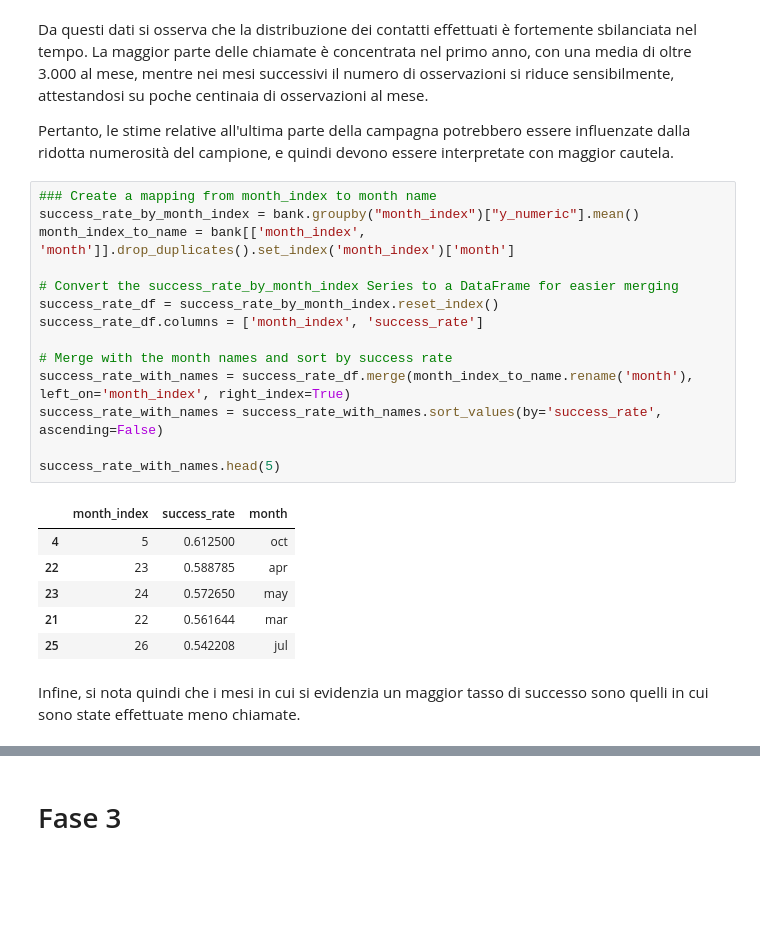
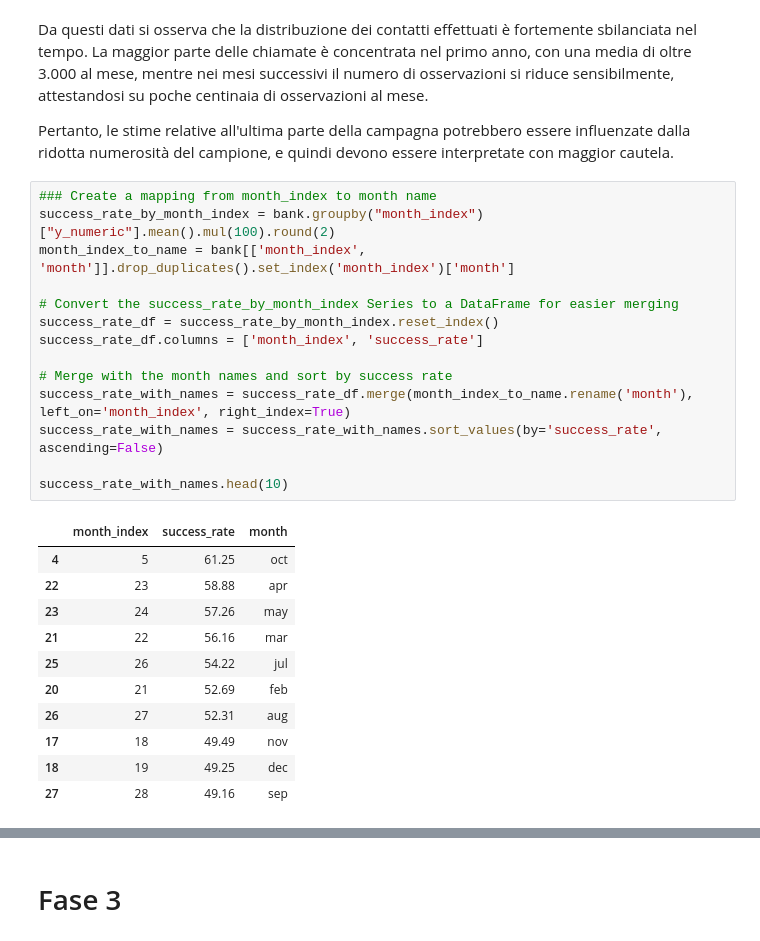
Before and after one commit to ariannab02/Progetto-IntroDSePC-Gruppo-14, a Jupyter notebook: 1_Progetto_IntroDSePC_gruppo_14.ipynb, the cells around one changed output, grey strips where cells are left out. Drawn from its saved outputs; the diff is of its cells as text; blank space fills up the shorter version.

```diff
--- a/1_Progetto_IntroDSePC_gruppo_14.ipynb
+++ b/1_Progetto_IntroDSePC_gruppo_14.ipynb
@@ -1663,24 +1779,27 @@ Da questi dati si osserva che la distribuzione dei contatti effettuati è fortem
 Pertanto, le stime relative all'ultima parte della campagna potrebbero essere influenzate dalla ridotta numerosità del campione, e quindi devono essere interpretate con maggior cautela.
 # %%
 ### Create a mapping from month_index to month name
-success_rate_by_month_index = bank.groupby("month_index")["y_numeric"].mean()
+success_rate_by_month_index = bank.groupby("month_index")["y_numeric"].mean().mul(100).round(2)
 month_index_to_name = bank[['month_index', 'month']].drop_duplicates().set_index('month_index')['month']
 
 # Convert the success_rate_by_month_index Series to a DataFrame for easier merging
 success_rate_df = success_rate_by_month_index.reset_index()
 success_rate_df.columns = ['month_index', 'success_rate']
 
 # Merge with the month names and sort by success rate
 success_rate_with_names = success_rate_df.merge(month_index_to_name.rename('month'), left_on='month_index', right_index=True)
 success_rate_with_names = success_rate_with_names.sort_values(by='success_rate', ascending=False)
 
-success_rate_with_names.head(5)
+success_rate_with_names.head(10)
 # %% [output]
 |  | month_index | success_rate | month |
-| 4 | 5 | 0.612500 | oct |
-| 22 | 23 | 0.588785 | apr |
-| 23 | 24 | 0.572650 | may |
-| 21 | 22 | 0.561644 | mar |
-| 25 | 26 | 0.542208 | jul |
+| 4 | 5 | 61.25 | oct |
+| 22 | 23 | 58.88 | apr |
+| 23 | 24 | 57.26 | may |
+| 21 | 22 | 56.16 | mar |
+| 25 | 26 | 54.22 | jul |
+| 20 | 21 | 52.69 | feb |
+| 26 | 27 | 52.31 | aug |
+| 17 | 18 | 49.49 | nov |
+| 18 | 19 | 49.25 | dec |
+| 27 | 28 | 49.16 | sep |
-# %% [markdown]
-Infine, si nota quindi che i mesi in cui si evidenzia un maggior tasso di successo sono quelli in cui sono state effettuate meno chiamate.
```
Also changed, not shown: parts of 38 cells of this notebook.
